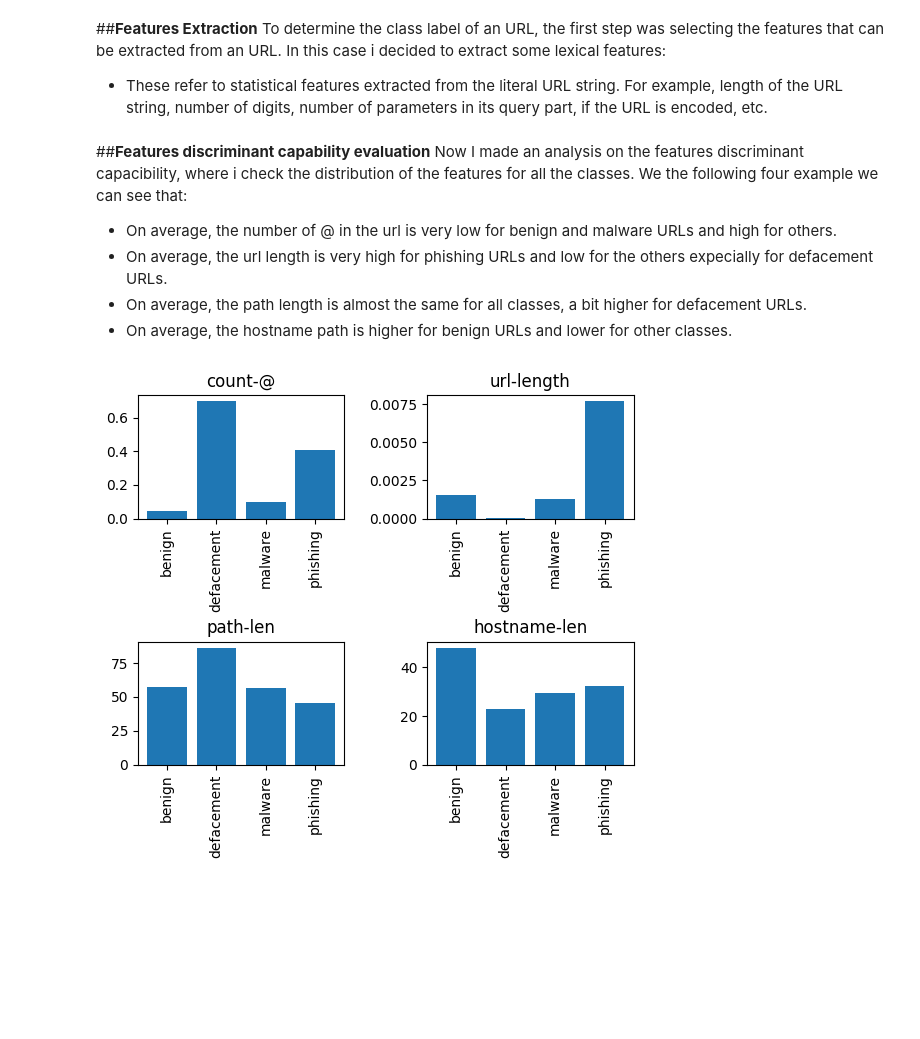
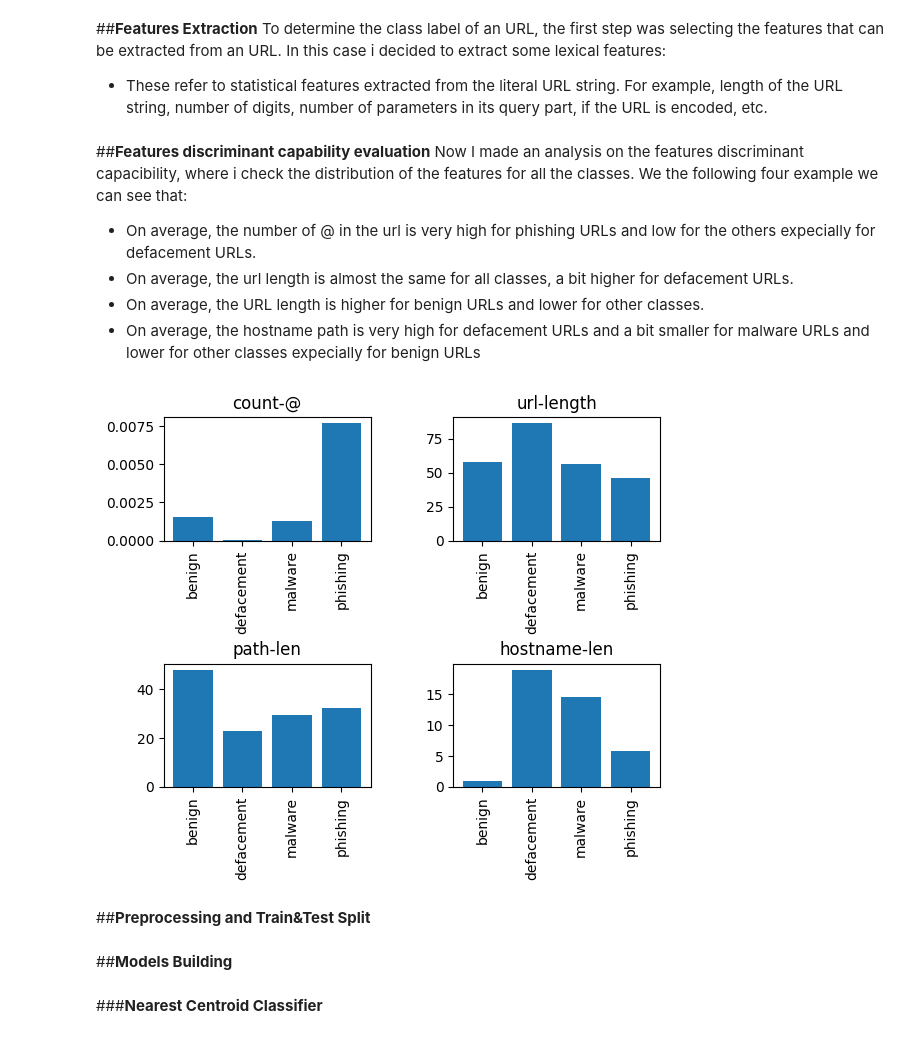
Before and after one commit to saugabriele/Machine_Learning_Project, a Jupyter notebook: Machine_Learning_Project.ipynb, the cells around one changed output. Cells and saved outputs as stored; diff of their text form; code cells hidden in the pictures; blank space fills up the shorter version.

```diff
--- a/Machine_Learning_Project.ipynb
+++ b/Machine_Learning_Project.ipynb
@@ -176,28 +178,30 @@ x = make_predictor_variables(features_extraction_func, url_array)
 # %% [markdown]
 ##**Features discriminant capability evaluation**
 Now I made an analysis on the features discriminant capacibility, where i check the distribution of the features for all the classes. We the following four example we can see that:
-- On average, the number of @ in the url is very low for benign and malware URLs and high for others.
-- On average, the url length is very high for phishing URLs and low for the others expecially for defacement URLs.
-- On average, the path length is almost the same for all classes, a bit higher for defacement URLs.
-- On average, the hostname path is higher for benign URLs and lower for other classes.
+- On average, the number of @ in the url is very high for phishing URLs and low for the others expecially for defacement URLs.
+- On average, the url length is almost the same for all classes, a bit higher for defacement URLs.
+- On average, the URL length is higher for benign URLs and lower for other classes.
+- On average, the hostname path is very high for defacement  URLs and a bit smaller for malware URLs and lower for other classes expecially for benign URLs
 # %%
 fig = plt.figure()
 fig.subplots_adjust(hspace=1, wspace=0.4)
 
 plot_titles = ["count-@", "url-length", "path-len", "hostname-len"]
 x_labels = np.unique(type_array)
 height_plot = np.zeros(shape = (len(plot_titles), len(x_labels)))
 x_plot = np.arange(1,5)
 
 for j in range(len(plot_titles)):
   for i, label in enumerate(x_labels):
-    height_plot[j][i] = x[type_array == label, j].mean()
+    height_plot[j][i] = x[type_array == label, j+1].mean()
 
 for i in range(len(plot_titles)):
     ax = fig.add_subplot(2, 2, i+1)
     ax.set_title(plot_titles[i])
     ax.set_xticks(x_plot)
     ax.set_xticklabels(x_labels, rotation = 90)
     ax.bar(x_plot, height_plot[i])
 # %% [output]
-[figure, old version]
+[figure, new version]
+# %% [markdown]
+##**Preprocessing and Train&Test Split**
@@ -203,0 +238,4 @@ for i in range(len(plot_titles)):
+# %% [markdown]
+##**Models Building**
+# %% [markdown]
+###**Nearest Centroid Classifier**
```
Also changed, not shown: parts of 10 cells of this notebook.
